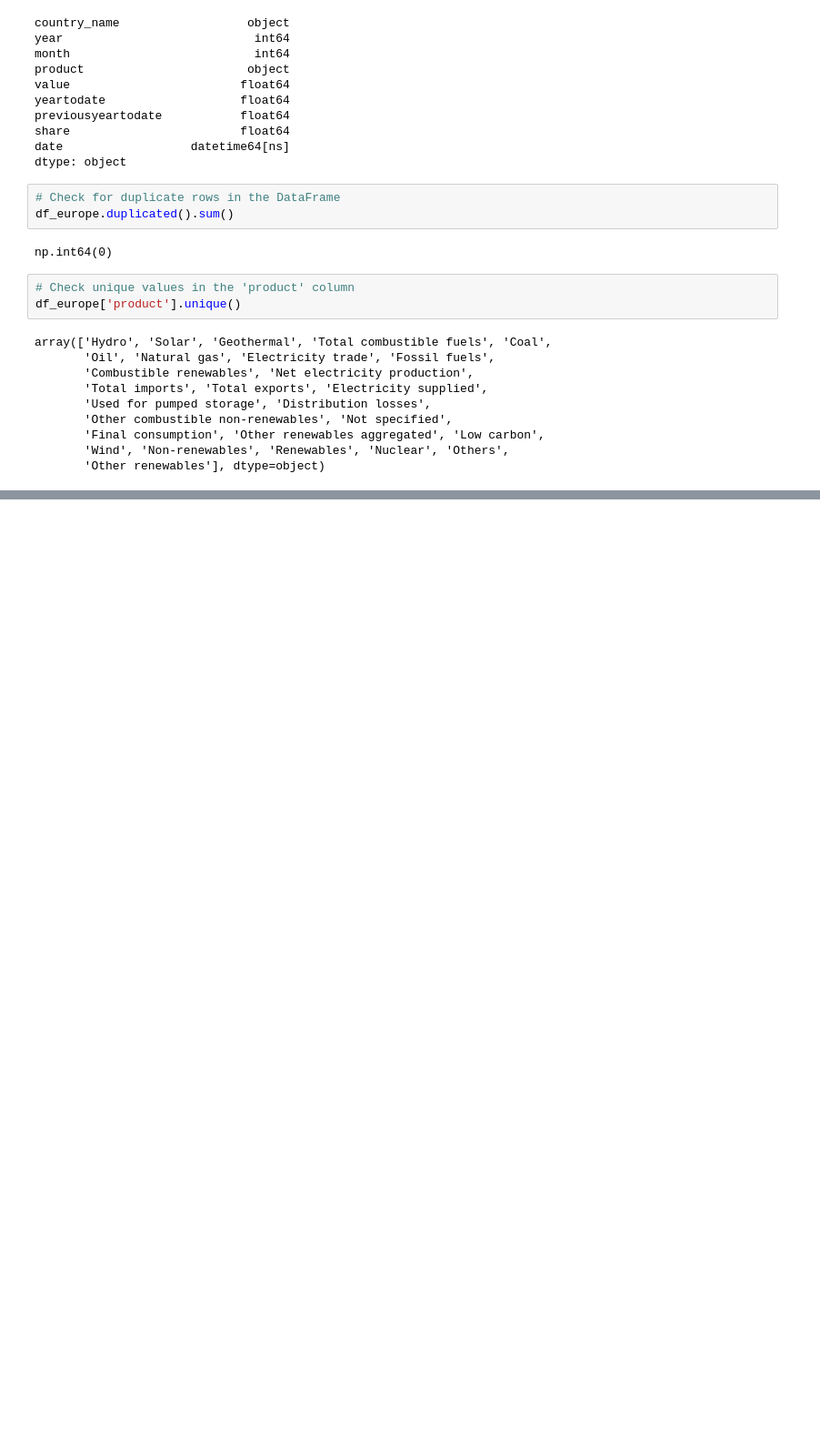
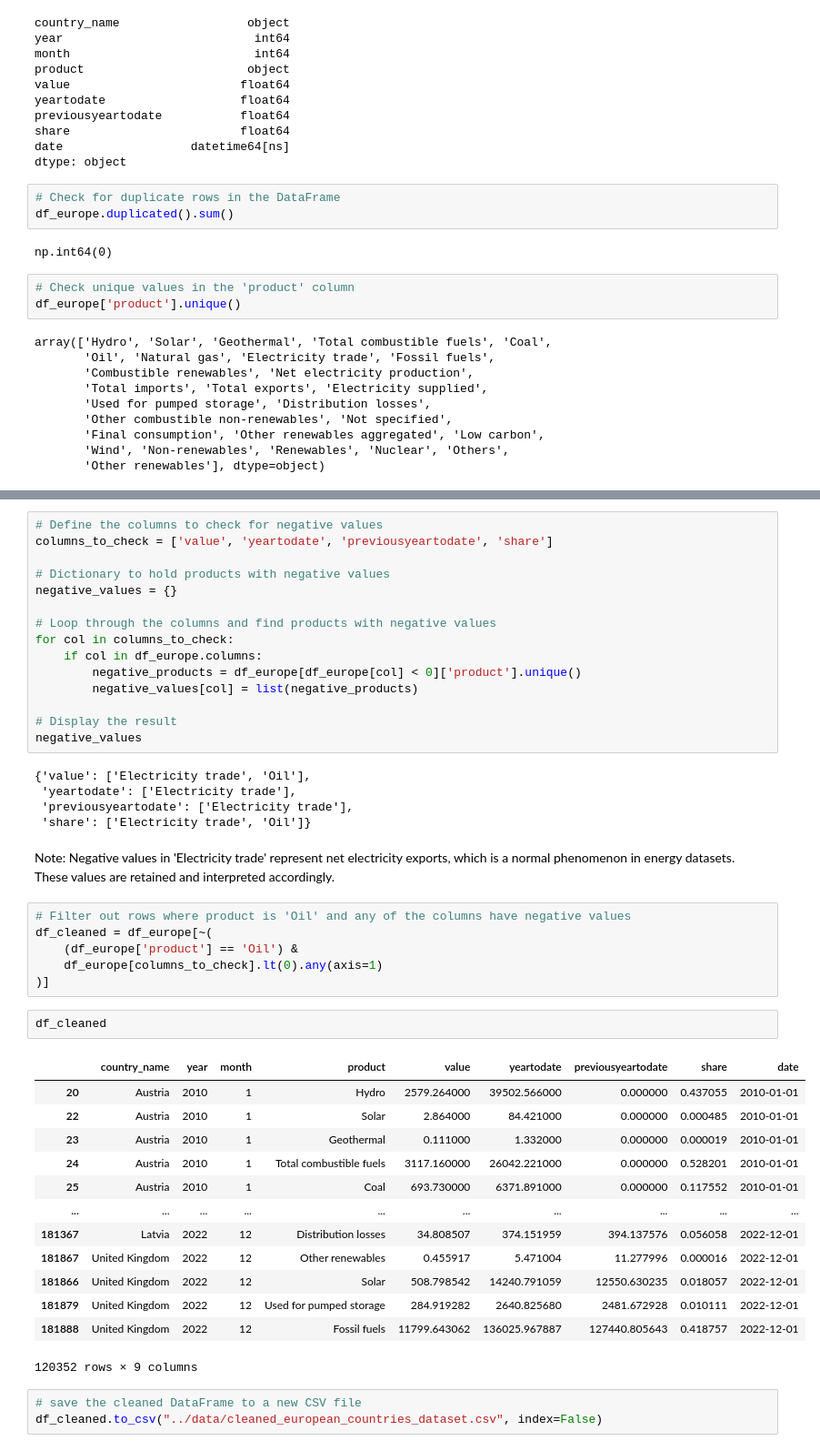
Before and after one commit to payal-kanani/electricity-generation-europe-2010-2022, a Jupyter notebook: jupyter_notebooks/data_cleaning.ipynb, the cells around one changed output, grey strips where cells are left out. Shown at 91% size. Drawn from its saved outputs; the diff is of its cells as text; blank space fills up the shorter version.

```diff
--- a/jupyter_notebooks/data_cleaning.ipynb
+++ b/jupyter_notebooks/data_cleaning.ipynb
@@ -174,0 +186,47 @@ df_europe.describe()
+# %%
+# Define the columns to check for negative values
+columns_to_check = ['value', 'yeartodate', 'previousyeartodate', 'share']
+
+# Dictionary to hold products with negative values
+negative_values = {}
+
+# Loop through the columns and find products with negative values
+for col in columns_to_check:
+    if col in df_europe.columns:
+        negative_products = df_europe[df_europe[col] < 0]['product'].unique()
+        negative_values[col] = list(negative_products)
+
+# Display the result
+negative_values
+# %% [output]
+{'value': ['Electricity trade', 'Oil'],
+ 'yeartodate': ['Electricity trade'],
+ 'previousyeartodate': ['Electricity trade'],
+ 'share': ['Electricity trade', 'Oil']}
+# %% [markdown]
+Note: Negative values in 'Electricity trade' represent net electricity exports, which is a normal phenomenon in energy datasets. These values are retained and interpreted accordingly.
+# %%
+# Filter out rows where product is 'Oil' and any of the columns have negative values
+df_cleaned = df_europe[~(
+    (df_europe['product'] == 'Oil') &
+    df_europe[columns_to_check].lt(0).any(axis=1)
+)]
+# %%
+df_cleaned
+# %% [output]
+|  | country_name | year | month | product | value | yeartodate | previousyeartodate | share | date |
+| 20 | Austria | 2010 | 1 | Hydro | 2579.264000 | 39502.566000 | 0.000000 | 0.437055 | 2010-01-01 |
+| 22 | Austria | 2010 | 1 | Solar | 2.864000 | 84.421000 | 0.000000 | 0.000485 | 2010-01-01 |
+| 23 | Austria | 2010 | 1 | Geothermal | 0.111000 | 1.332000 | 0.000000 | 0.000019 | 2010-01-01 |
+| 24 | Austria | 2010 | 1 | Total combustible fuels | 3117.160000 | 26042.221000 | 0.000000 | 0.528201 | 2010-01-01 |
+| 25 | Austria | 2010 | 1 | Coal | 693.730000 | 6371.891000 | 0.000000 | 0.117552 | 2010-01-01 |
+| ... | ... | ... | ... | ... | ... | ... | ... | ... | ... |
+| 181367 | Latvia | 2022 | 12 | Distribution losses | 34.808507 | 374.151959 | 394.137576 | 0.056058 | 2022-12-01 |
+| 181867 | United Kingdom | 2022 | 12 | Other renewables | 0.455917 | 5.471004 | 11.277996 | 0.000016 | 2022-12-01 |
+| 181866 | United Kingdom | 2022 | 12 | Solar | 508.798542 | 14240.791059 | 12550.630235 | 0.018057 | 2022-12-01 |
+| 181879 | United Kingdom | 2022 | 12 | Used for pumped storage | 284.919282 | 2640.825680 | 2481.672928 | 0.010111 | 2022-12-01 |
+| 181888 | United Kingdom | 2022 | 12 | Fossil fuels | 11799.643062 | 136025.967887 | 127440.805643 | 0.418757 | 2022-12-01 |
+120352 rows × 9 columns
+# %%
+# save the cleaned DataFrame to a new CSV file
+df_cleaned.to_csv("../data/cleaned_european_countries_dataset.csv", index=False)
```
Also changed, not shown: parts of 1 cell of this notebook, 2 other files.
